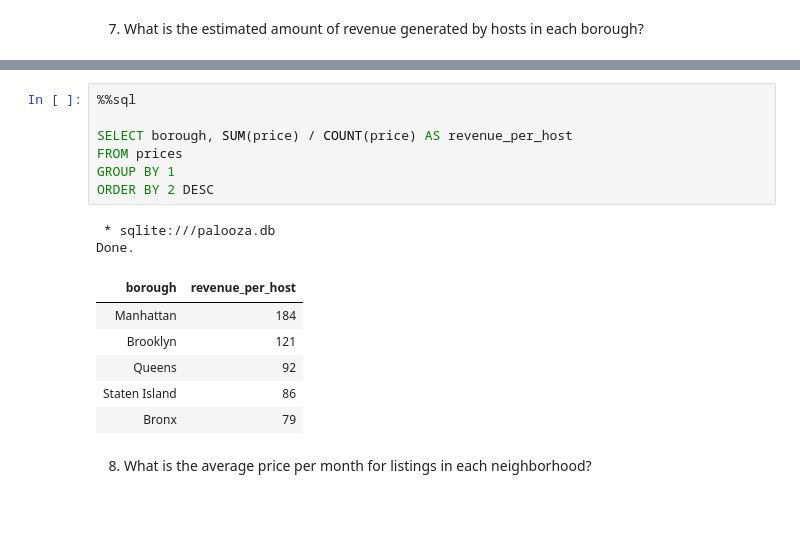
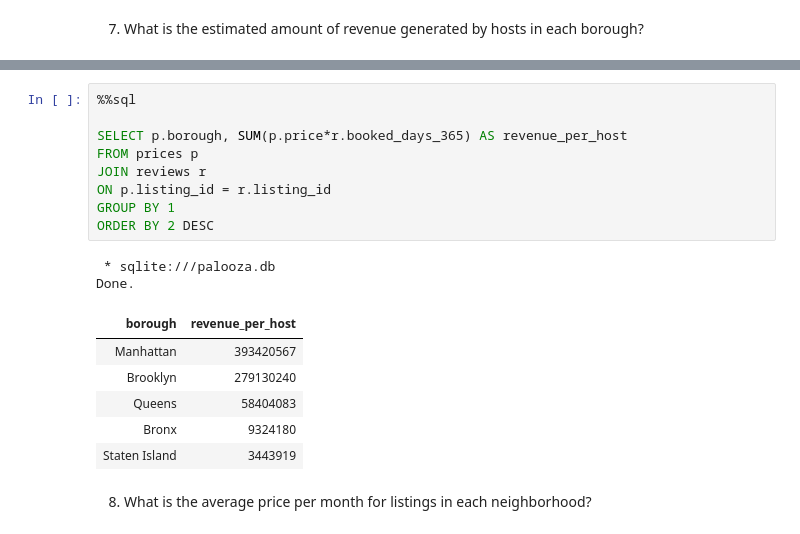
Before and after one commit to caracfinlay/Pillow_palooza, a Jupyter notebook: sql_palooza.ipynb, the cells around one changed output, grey strips where cells are left out. Cells and saved outputs as stored; diff of their text form.

```diff
--- a/sql_palooza.ipynb
+++ b/sql_palooza.ipynb
@@ -197,19 +223,21 @@ Done.
 # %%
 %%sql
 
-SELECT borough, SUM(price) / COUNT(price) AS revenue_per_host
-FROM prices
+SELECT p.borough, SUM(p.price*r.booked_days_365) AS revenue_per_host
+FROM prices p
+JOIN reviews r
+ON p.listing_id = r.listing_id
 GROUP BY 1
 ORDER BY 2 DESC
 # %% [output]
  * sqlite:///palooza.db
 Done.
 | borough | revenue_per_host |
-| Manhattan | 184 |
-| Brooklyn | 121 |
-| Queens | 92 |
-| Staten Island | 86 |
-| Bronx | 79 |
+| Manhattan | 393420567 |
+| Brooklyn | 279130240 |
+| Queens | 58404083 |
+| Bronx | 9324180 |
+| Staten Island | 3443919 |
 # %% [markdown]
 8. What is the average price per month for listings in each neighborhood?
 # %%
```
Also changed, not shown: parts of 12 cells of this notebook, 24 other files.
